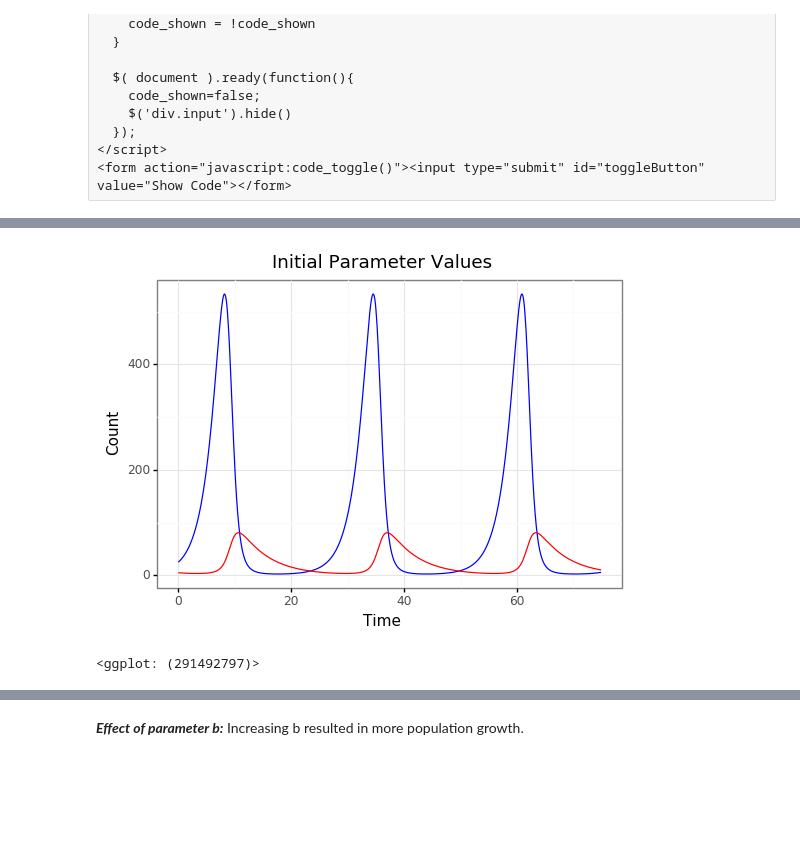
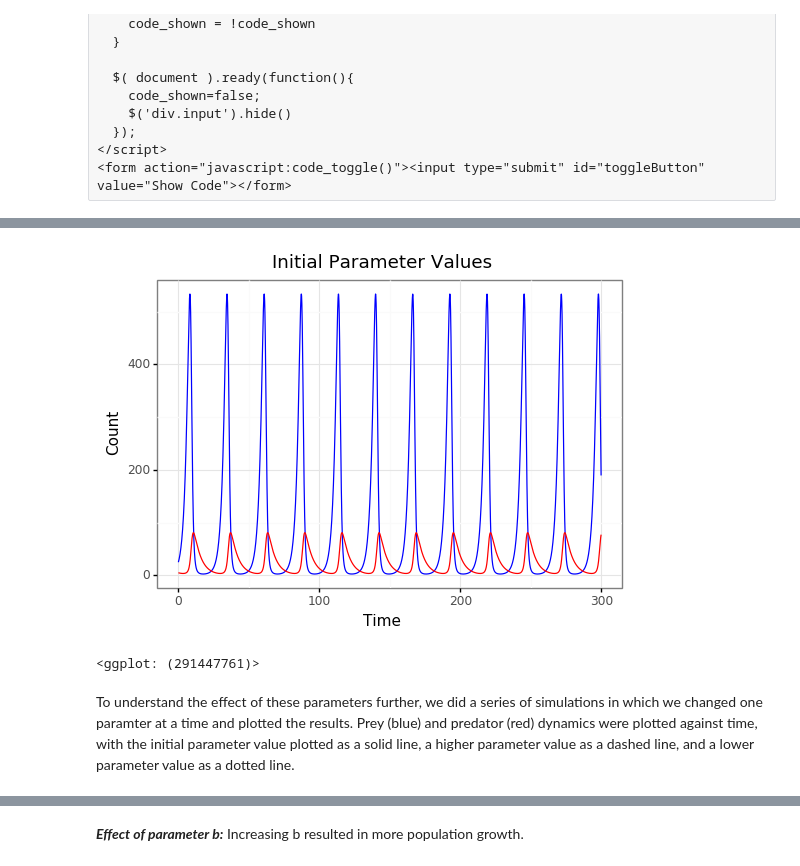
Before and after one commit to Mingye-Peng/communityDynamicsModel, a Jupyter notebook: ProjectSummary.ipynb, the cells around one changed output, grey strips where cells are left out. Drawn from its saved outputs; the diff is of its cells as text; code cells hidden in the pictures; blank space fills up the shorter version.

```diff
--- a/ProjectSummary.ipynb
+++ b/ProjectSummary.ipynb
@@ -40,33 +45,35 @@ from plotnine import *
 #Define a custom function for Lotka Volterra model
 def LVSim(y,t0,b,a,e,s):
     #unpack state variables from list y
     H=y[0]
     P=y[1]
     #calculate changes in state variables
     dHdt=(b*H)-(a*P*H)
     dPdt=(e*a*P*H)-(s*P)
     #return lists containing changes in state variables with time
     return [dHdt,dPdt]
 
 #Simulate model dynamics with one set of parameter values
 ##define initial values for state variables
 H0=25; P0=5; N0=[H0,P0]
 ##define parameters
 b=0.5; a=0.02; e=0.1; s=0.2
 ##put parameters in tuple
 params=(b,a,e,s)
 #define time steps
-times=np.arange(0,75,0.1)
+times=np.arange(0,300,0.1)
 ##simulate
 modelSim=spint.odeint(func=LVSim,y0=N0,t=times,args=params)
 ##put output in a dataframe with time
 modelSim=pd.DataFrame(data=modelSim)
 modelSim['t']=times
 modelSim.columns=["H", "P", "t"]
 
 #Plot dynamics
 LV_plot=ggplot(modelSim, aes(x="t"))+geom_line(aes(y="H"), color="blue")+geom_line(aes(y="P"), color="red")+theme_bw()+xlab("Time")+ylab("Count")+ggtitle("Initial Parameter Values")
 print(LV_plot)
 # %% [output]
-[figure, old version]
+[figure, new version]
-<ggplot: (291492797)>
+<ggplot: (291447761)>
+# %% [markdown]
+To understand the effect of these parameters further, we did a series of simulations in which we changed one paramter at a time and plotted the results. Prey (blue) and predator (red) dynamics were plotted against time, with the initial parameter value plotted as a solid line, a higher parameter value as a dashed line, and a lower parameter value as a dotted line.
```
Also changed, not shown: parts of 19 cells of this notebook, 12 other files.
